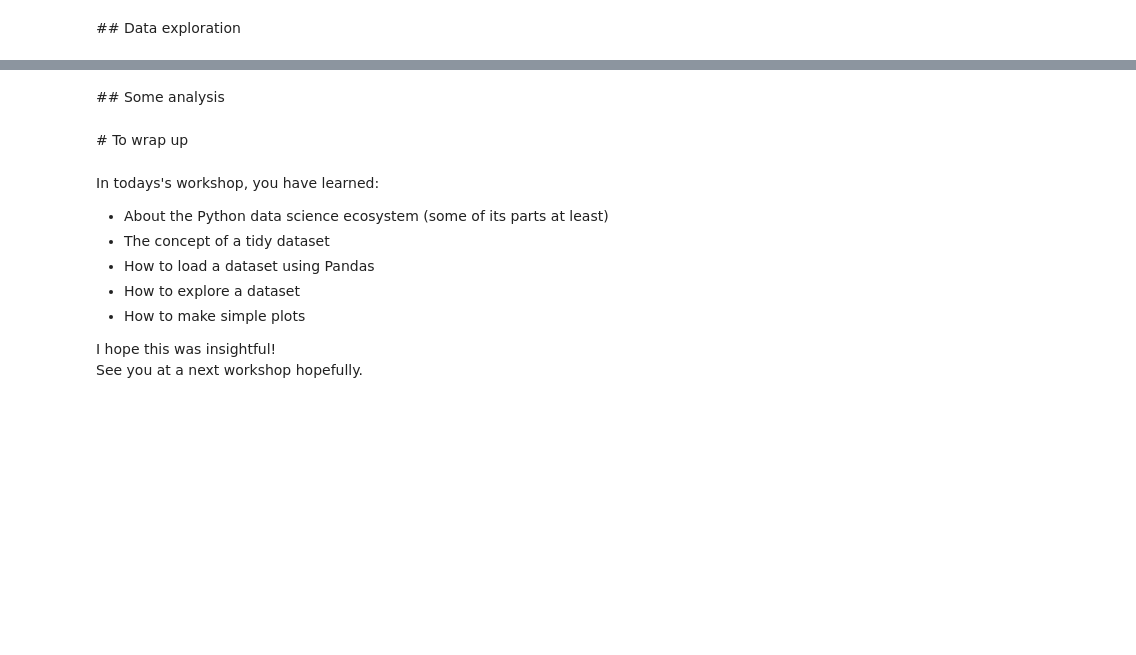
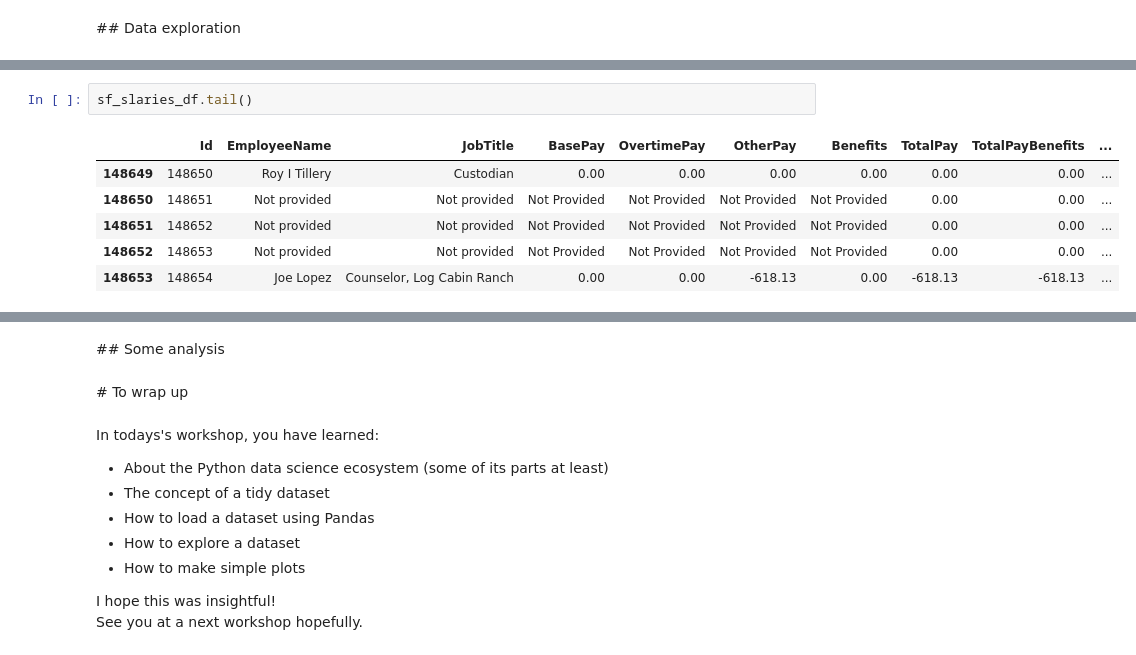
Before and after one commit to yassineAlouini/first-steps-data-science, a Jupyter notebook: first_steps_in_data_science.ipynb, the cells around one changed output, grey strips where cells are left out. Saved outputs shown, nothing was run; the diff lists cells and outputs as text; blank space fills up the shorter version.

```diff
--- a/first_steps_in_data_science.ipynb
+++ b/first_steps_in_data_science.ipynb
@@ -45,0 +69,9 @@ Today, we will be working with the San Francisco Salaries dataset. You can downl
+# %%
+sf_slaries_df.tail()
+# %% [output]
+|  | Id | EmployeeName | JobTitle | BasePay | OvertimePay | OtherPay | Benefits | TotalPay | TotalPayBenefits | ... |
+| 148649 | 148650 | Roy I Tillery | Custodian | 0.00 | 0.00 | 0.00 | 0.00 | 0.00 | 0.00 | ... |
+| 148650 | 148651 | Not provided | Not provided | Not Provided | Not Provided | Not Provided | Not Provided | 0.00 | 0.00 | ... |
+| 148651 | 148652 | Not provided | Not provided | Not Provided | Not Provided | Not Provided | Not Provided | 0.00 | 0.00 | ... |
+| 148652 | 148653 | Not provided | Not provided | Not Provided | Not Provided | Not Provided | Not Provided | 0.00 | 0.00 | ... |
+| 148653 | 148654 | Joe Lopez | Counselor, Log Cabin Ranch | 0.00 | 0.00 | -618.13 | 0.00 | -618.13 | -618.13 | ... |
```
Also changed, not shown: parts of 13 cells of this notebook, 4 other files.
